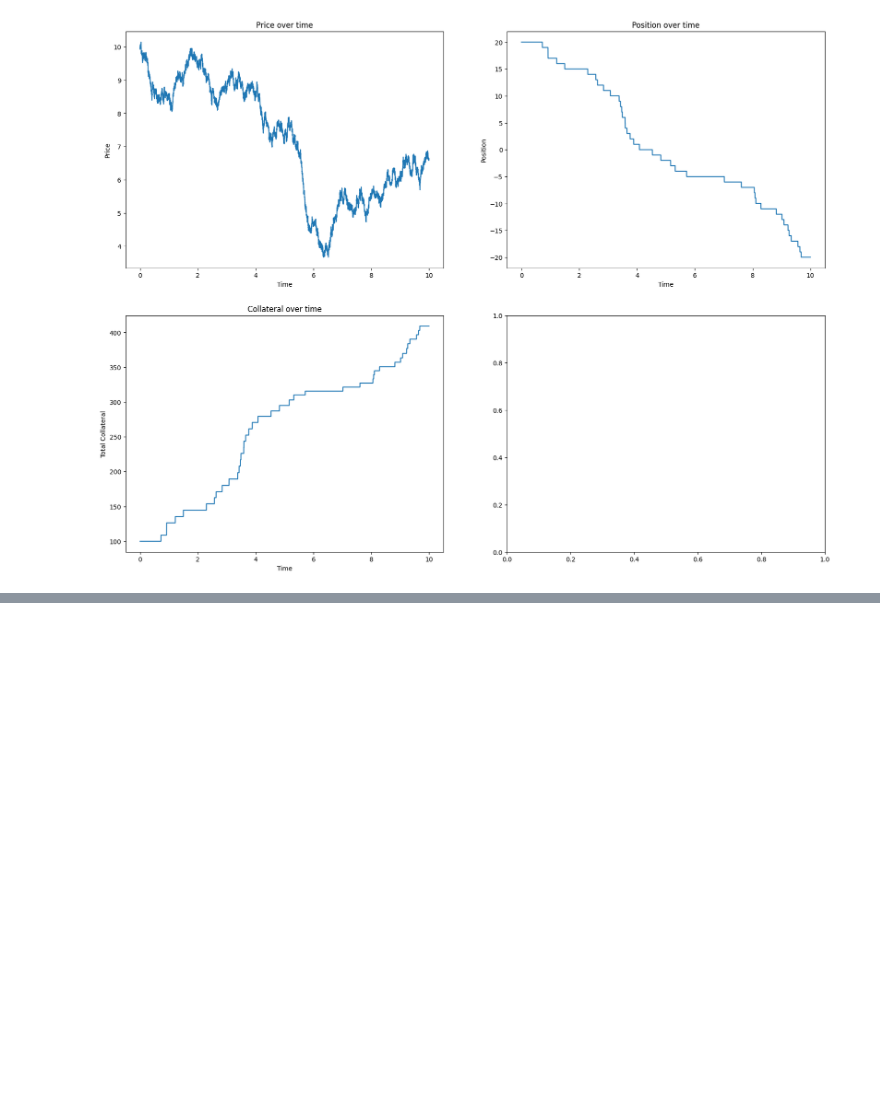
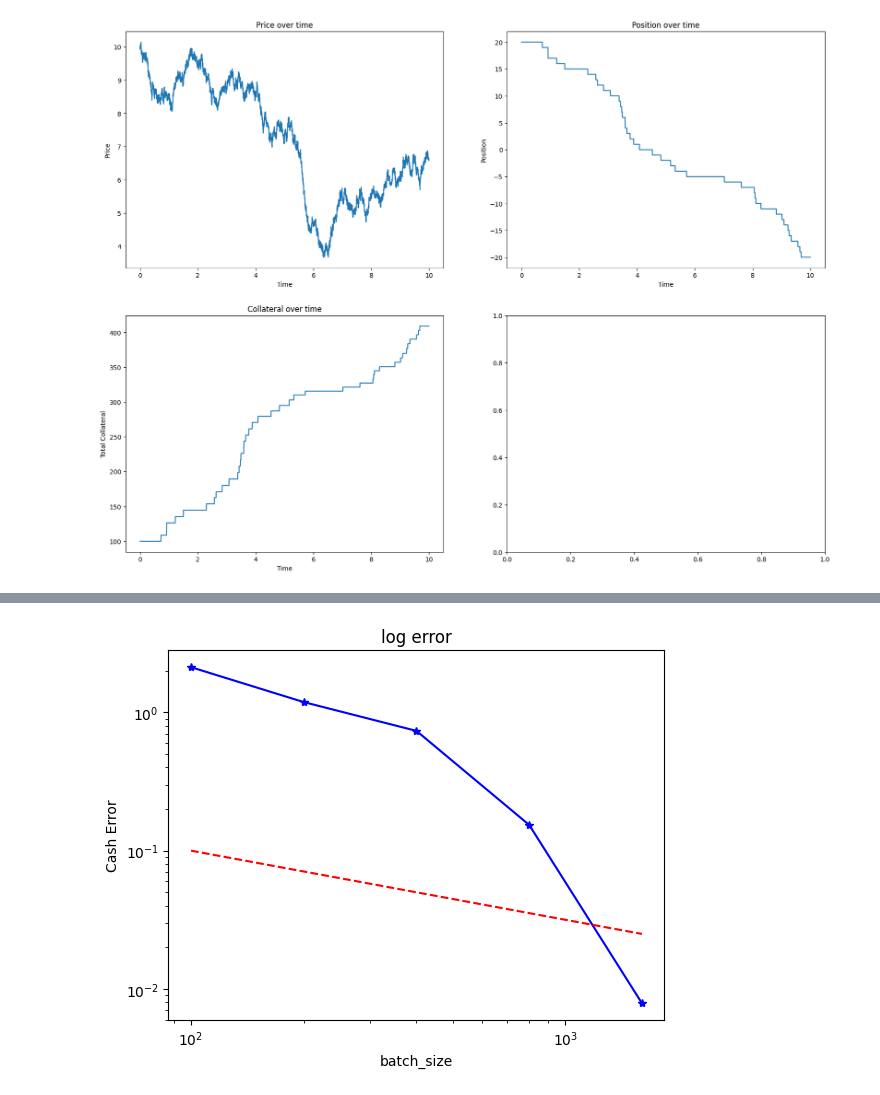
Before and after one commit to Galen-Cao/MIGS-VEGA-Project, a Jupyter notebook: Sim_controllability.ipynb, the cells around one changed output, grey strips where cells are left out. Drawn from its saved outputs; the diff is of its cells as text; code cells hidden in the pictures; blank space fills up the shorter version.

```diff
--- a/Sim_controllability.ipynb
+++ b/Sim_controllability.ipynb
@@ -247,0 +326,9 @@ plt.show()
+# %%
+plt.loglog(batch_size, cash_error,'b*-',label="")
+plt.loglog(batch_size, np.power(batch_size,-0.5),'r--',label="")
+plt.ylabel("Cash Error")
+plt.xlabel("batch_size")
+plt.title("log error")
+plt.show()
+# %% [output]
+[figure, added]
```
Also changed, not shown: parts of 8 cells of this notebook, 1 other file.
